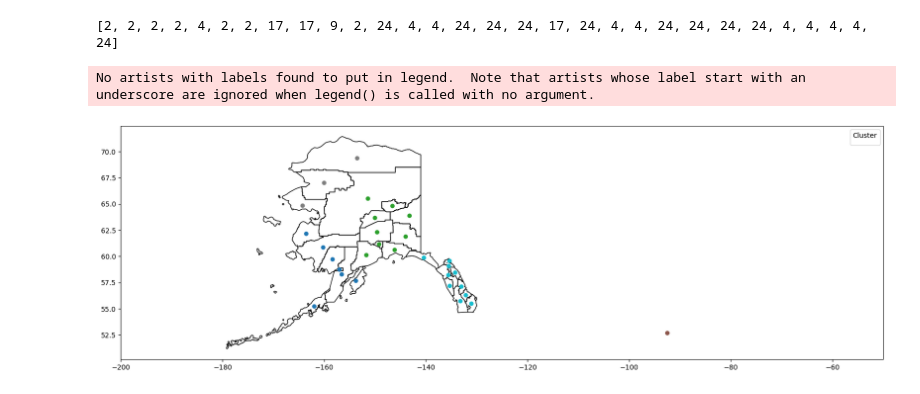
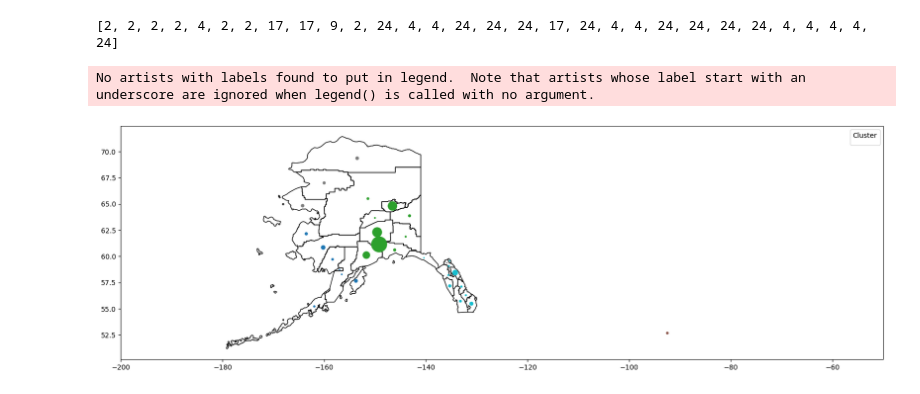
Before and after one commit to BartB99/2AMS50, a Jupyter notebook: gurobi_tests.ipynb, the cells around one changed output. Cells and saved outputs as stored; diff of their text form; code cells hidden in the pictures.

Commit message:
Fixed bug, added markersize based on population size to plot

```diff
--- a/gurobi_tests.ipynb
+++ b/gurobi_tests.ipynb
@@ -57,6 +61,7 @@ from gurobipy import Model, GRB
 
 model = Model("intra_clustering_distance_model")
 
+n = len(dist_df)
 x = model.addVars(n, K, vtype=GRB.BINARY, name="x")
 
 model.setObjective(sum(x[i, k] * x[j, k] * dist_df.iloc[i][j] for i in range(n) for j in range(n) for k in range(K)), GRB.MINIMIZE)
@@ -101,26 +106,29 @@ print(cluster_assignments)
 # %%
 import geopandas as gpd
 import matplotlib.pyplot as plt
 
 path_to_counties_shapefile = 'AK_geo_files/AK_counties'
 path_to_centers_shapefile = 'AK_geo_files/AK_centers'
 
 gdf_counties = gpd.read_file(f"{path_to_counties_shapefile}.shp")
 gdf_centers = gpd.read_file(f"{path_to_centers_shapefile}.shp")
 
 # cluster_assignments = [0, 0, 0, 0, 4, 0, 2, 2, 2, 3, 0, 3, 4, 4, 1, 1, 1, 2, 1, 2, 4, 1, 1, 1, 1, 0, 4, 4, 4, 1]
 
 gdf_centers['cluster'] = cluster_assignments
+# gdf_centers = gdf_centers.merge(pop_df, left_on='id', right_on='id')
+gdf_centers = pd.concat([gdf_centers, pop_df], axis=1, join='inner')
+gdf_centers['markersize'] = gdf_centers['pop'].astype(int) / gdf_centers['pop'].astype(int).max() * 500
 
 fig, ax = plt.subplots(figsize=(20, 30))
 gdf_counties.plot(ax=ax, color='white', edgecolor='black')
-gdf_centers.plot(ax=ax, column='cluster', categorical=True, legend=True, markersize=30)
+gdf_centers.plot(ax=ax, column='cluster', categorical=True, legend=True, markersize=gdf_centers['markersize'])
 
 # Optional: Add legend title
 ax.legend(title='Cluster')
 ax.set_xlim(-200,-50)
 
 plt.show()
 # %% [output]
 No artists with labels found to put in legend.  Note that artists whose label start with an underscore are ignored when legend() is called with no argument.
-[figure, old version]
+[figure, new version]
```
Also changed, not shown: parts of 3 cells of this notebook.
